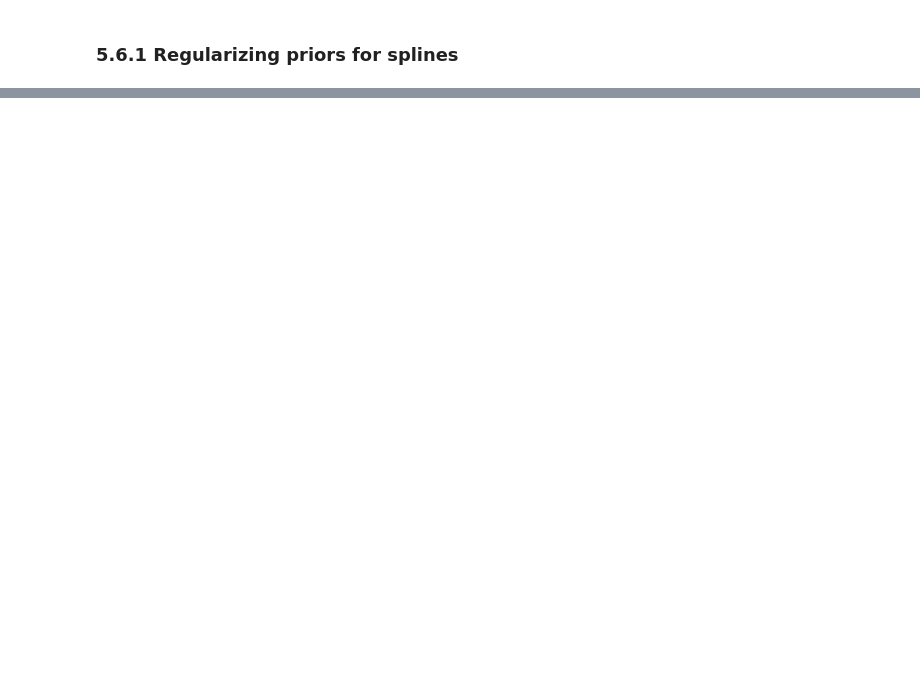
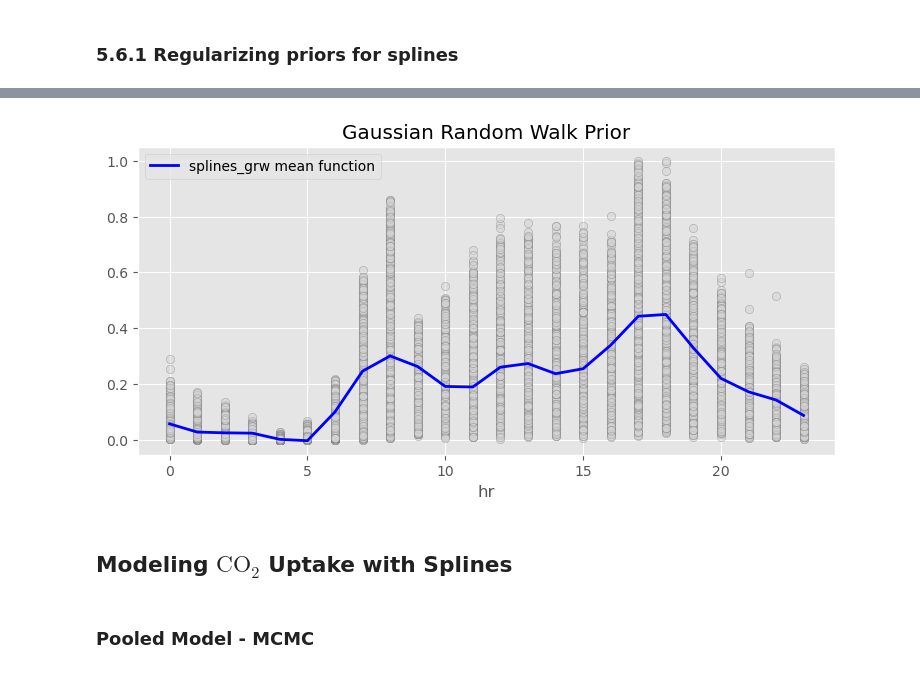
Before and after one commit to GStechschulte/books-with-code, a Jupyter notebook: bmcp/ch_5_pyro.ipynb, the cells around one changed output, grey strips where cells are left out. Cells and saved outputs as stored; diff of their text form; code cells hidden in the pictures; blank space fills up the shorter version.

```diff
--- a/bmcp/ch_5_pyro.ipynb
+++ b/bmcp/ch_5_pyro.ipynb
@@ -186,0 +223,15 @@ Pareto k diagnostic values:
+# %%
+num_knots = 12
+knot_list = torch.linspace(0, 23, num_knots + 2)[1:-1]
+
+B = dmatrix(
+    "bs(cnt_std, knots=knots, degree=3, include_intercept=True) - 1",
+    {'cnt_std': hour.hr.values, 'knots': knot_list[1:-1]}
+)
+
+B = torch.tensor(np.asarray(B)).float()
+cnt_bikes = torch.tensor(hour['cnt_std'].values).float()
+hour_bikes = torch.tensor(hour['hr'].values).reshape(-1, 1).float()
+# %%
+splines_grw_mcmc = MCMC(NUTS(splines_grw), 500, 300)
+splines_grw_mcmc.run(B, cnt_bikes)
@@ -186,0 +258,22 @@ Pareto k diagnostic values:
+# %%
+splines_grw_samples = splines_grw_mcmc.get_samples(1000)
+splines_grw_post_pred = Predictive(
+    splines_grw,
+    splines_grw_samples
+)(B, None)
+# %%
+# mean -> mean b/c I take mean of GRW first, then mean of
+# 1000 posterior samples
+sns.lineplot(
+    x=hour['hr'], y=splines_grw_post_pred['y'].mean(axis=1).mean(axis=0),
+    color='blue', lw=2, label='splines_grw mean function'
+    )
+sns.scatterplot(
+    x=hour['hr'], y=hour['cnt_std'].values,
+    color='lightgrey', alpha=0.5, edgecolor='grey'
+    )
+plt.title('Gaussian Random Walk Prior');
+# %% [output]
+[figure, added]
+# %% [markdown]
+## Modeling $\text{CO}_2$ Uptake with Splines
@@ -186,0 +299,2 @@ Pareto k diagnostic values:
+# %% [markdown]
+### Pooled Model - MCMC
```
Also changed, not shown: parts of 32 cells of this notebook.
